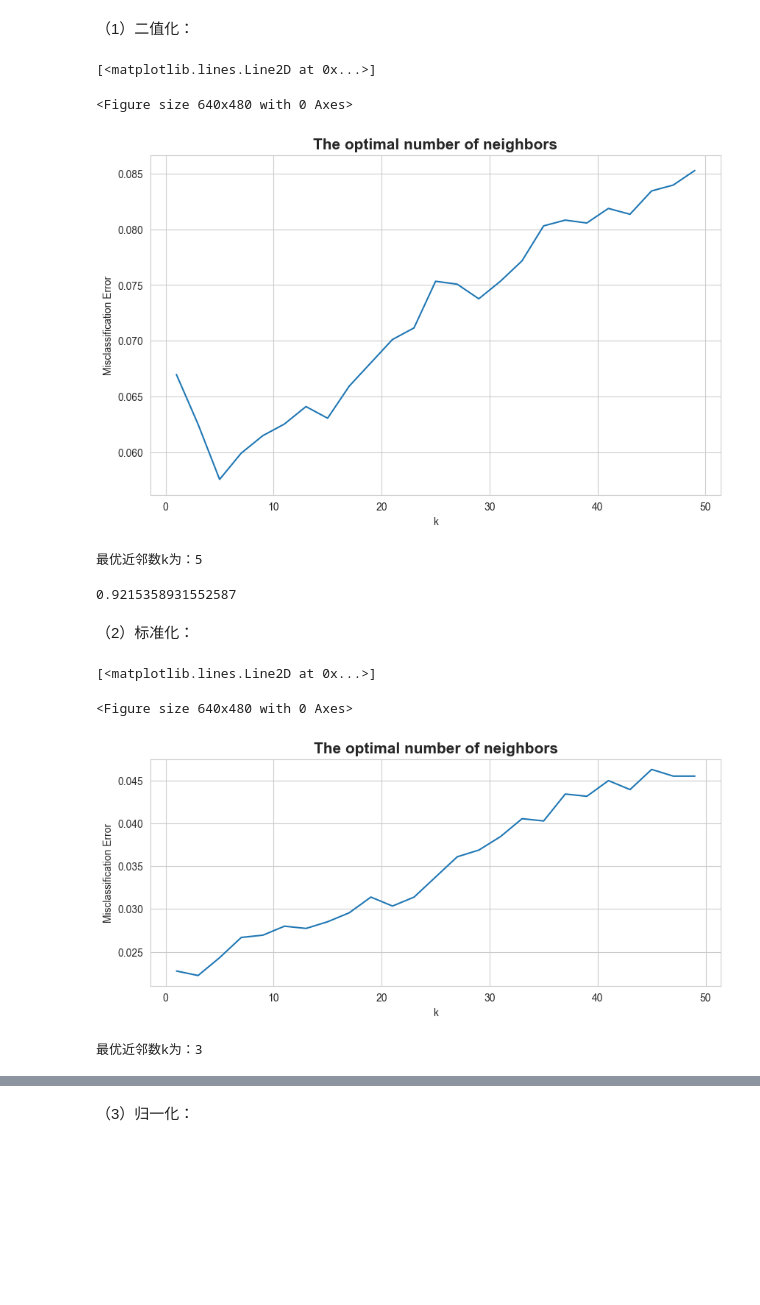
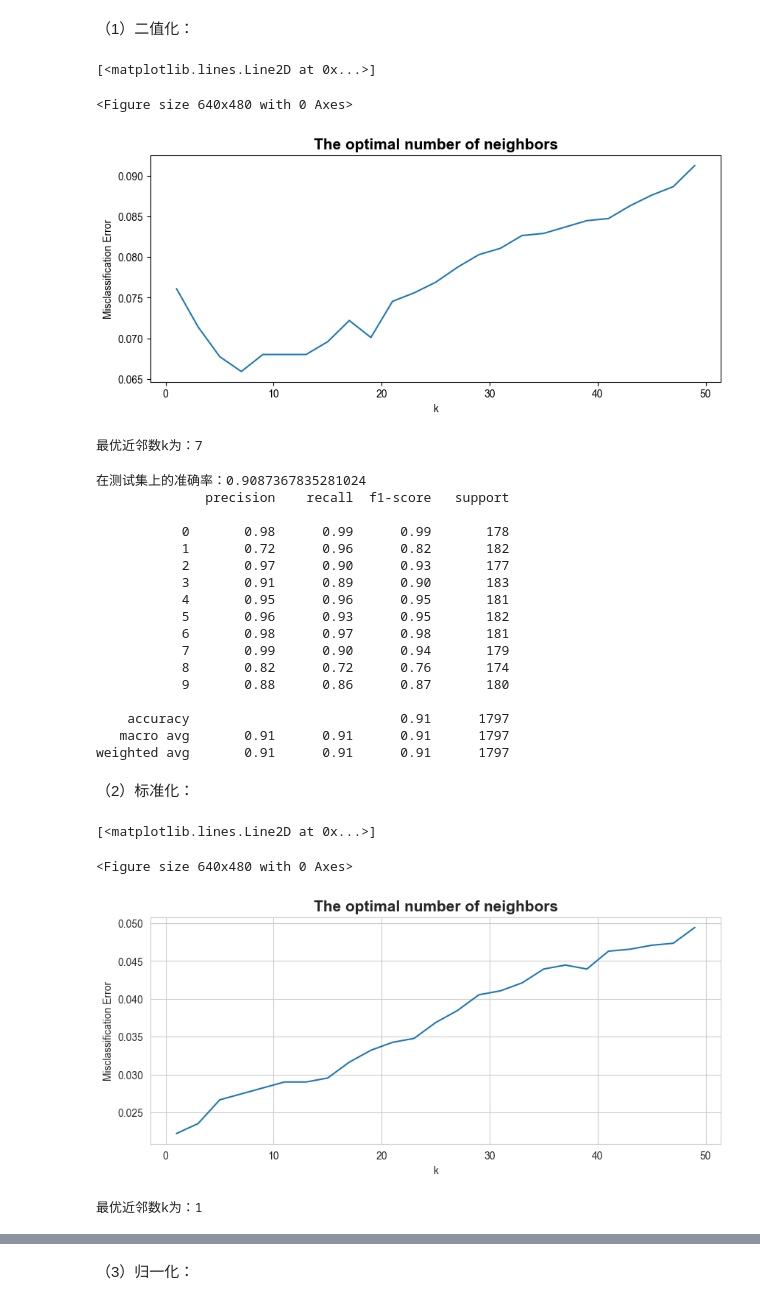
Before and after one commit to fhhfds/optdigits-project, a Jupyter notebook: Model_text.ipynb, the cells around one changed output, grey strips where cells are left out. Saved outputs shown, nothing was run; the diff lists cells and outputs as text; code cells hidden in the pictures; blank space fills up the shorter version.

```diff
--- a/Model_text.ipynb
+++ b/Model_text.ipynb
@@ -1,6 +3,7 @@
 # %%
 import pandas as pd
 from sklearn.model_selection import train_test_split, KFold, GridSearchCV
+from sklearn.metrics import classification_report
 from sklearn import metrics
 %matplotlib inline
 import matplotlib.pyplot as plt
@@ -8,7 +11,7 @@ import cv2
 import numpy as np
 
 #定义10折交叉
-kf = KFold(n_splits=10, shuffle=True, random_state=42)
+kf = KFold(n_splits=5, shuffle=True, random_state=42)
 # %% [markdown]
 ## 1.数据预处理和探索
 # %%
@@ -194,35 +197,56 @@ for k in k_list:
 # %%
 #可视化误分率
 import seaborn as sns
 MSE = [1 - x for x in cv_score]
 
 plt.figure()
-plt.figure(figsize=(10,6))
+plt.figure(figsize=(10,4))
 
 plt.title('The optimal number of neighbors', fontsize=15, fontweight='bold')
 
 plt.xlabel('k',fontsize=10)
 plt.ylabel('Misclassification Error',fontsize=10)
 
 sns.set_style('whitegrid')
 plt.plot(k_list,MSE)
 # %% [output]
 [<matplotlib.lines.Line2D at 0x...>]
 <Figure size 640x480 with 0 Axes>
-[figure, old version]
+[figure, new version]
 # %%
 best_k = k_list[MSE.index(min(MSE))]
 print("最优近邻数k为：%d" % best_k)
 # %% [output]
-最优近邻数k为：5
+最优近邻数k为：7
 # %%
 best_knn = KNeighborsClassifier(n_neighbors=best_k)
 best_knn.fit(X1_train, y_train)
 
 accuracy = best_knn.score(X1_test, y_test)
-accuracy
+print(f"\n在测试集上的准确率：{accuracy}")
+
+y_pred = best_knn.predict(X1_test)
+report = classification_report(y_test, y_pred)
+
+print(report)
 # %% [output]
-0.9215358931552587
+在测试集上的准确率：0.9087367835281024
+              precision    recall  f1-score   support
+
+           0       0.98      0.99      0.99       178
+           1       0.72      0.96      0.82       182
+           2       0.97      0.90      0.93       177
+           3       0.91      0.89      0.90       183
+           4       0.95      0.96      0.95       181
+           5       0.96      0.93      0.95       182
+           6       0.98      0.97      0.98       181
+           7       0.99      0.90      0.94       179
+           8       0.82      0.72      0.76       174
+           9       0.88      0.86      0.87       180
+
+    accuracy                           0.91      1797
+   macro avg       0.91      0.91      0.91      1797
+weighted avg       0.91      0.91      0.91      1797
 # %% [markdown]
 （2）标准化：
 # %%
@@ -251,12 +275,12 @@ plt.plot(k_list,MSE1)
 # %% [output]
 [<matplotlib.lines.Line2D at 0x...>]
 <Figure size 640x480 with 0 Axes>
-[figure, old version]
+[figure, new version]
 # %%
 best_k = k_list[MSE1.index(min(MSE1))]
 print("最优近邻数k为：%d" % best_k)
 # %% [output]
-最优近邻数k为：3
+最优近邻数k为：1
 # %%
 best_knn = KNeighborsClassifier(n_neighbors=best_k)
 best_knn.fit(X2_train, y_train)
```
Also changed, not shown: parts of 12 cells of this notebook.
